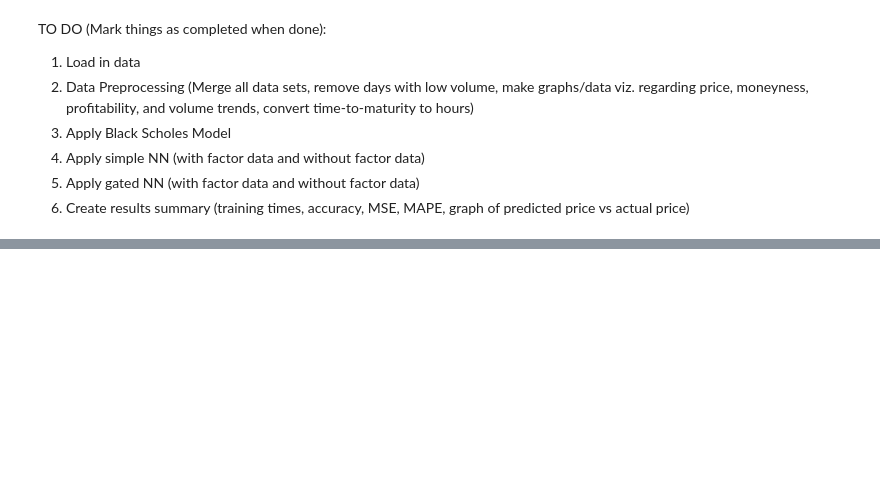
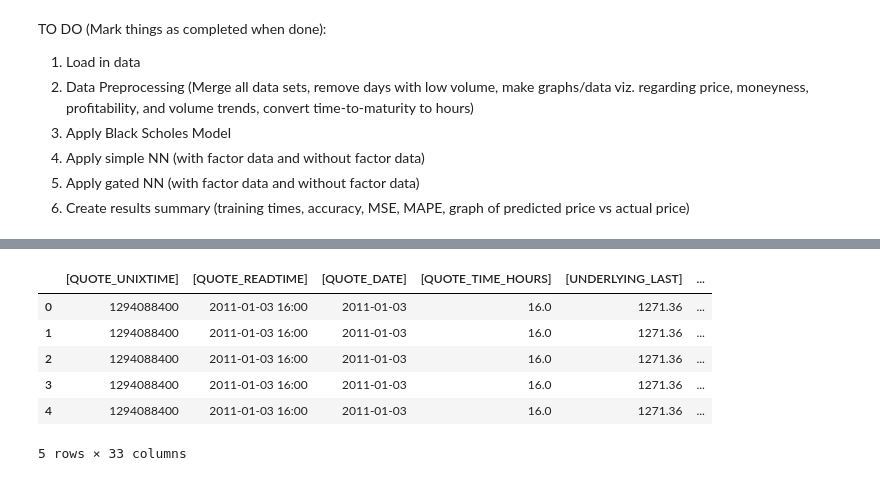
Before and after one commit to drrao01/gpr2_v01, a Jupyter notebook: AFM_423_GPR2_v01.ipynb, the cells around one changed output, grey strips where cells are left out. Saved outputs shown, nothing was run; the diff lists cells and outputs as text; code cells hidden in the pictures; blank space fills up the shorter version.

```diff
--- a/AFM_423_GPR2_v01.ipynb
+++ b/AFM_423_GPR2_v01.ipynb
@@ -42,0 +152,10 @@ df['title'].value_counts(ascending=True).plot(kind='barh')
+# %%
+df.head()
+# %% [output]
+|  | [QUOTE_UNIXTIME] | [QUOTE_READTIME] | [QUOTE_DATE] | [QUOTE_TIME_HOURS] | [UNDERLYING_LAST] | ... |
+| 0 | 1294088400 | 2011-01-03 16:00 | 2011-01-03 | 16.0 | 1271.36 | ... |
+| 1 | 1294088400 | 2011-01-03 16:00 | 2011-01-03 | 16.0 | 1271.36 | ... |
+| 2 | 1294088400 | 2011-01-03 16:00 | 2011-01-03 | 16.0 | 1271.36 | ... |
+| 3 | 1294088400 | 2011-01-03 16:00 | 2011-01-03 | 16.0 | 1271.36 | ... |
+| 4 | 1294088400 | 2011-01-03 16:00 | 2011-01-03 | 16.0 | 1271.36 | ... |
+5 rows × 33 columns
```
Also changed, not shown: parts of 12 cells of this notebook.
